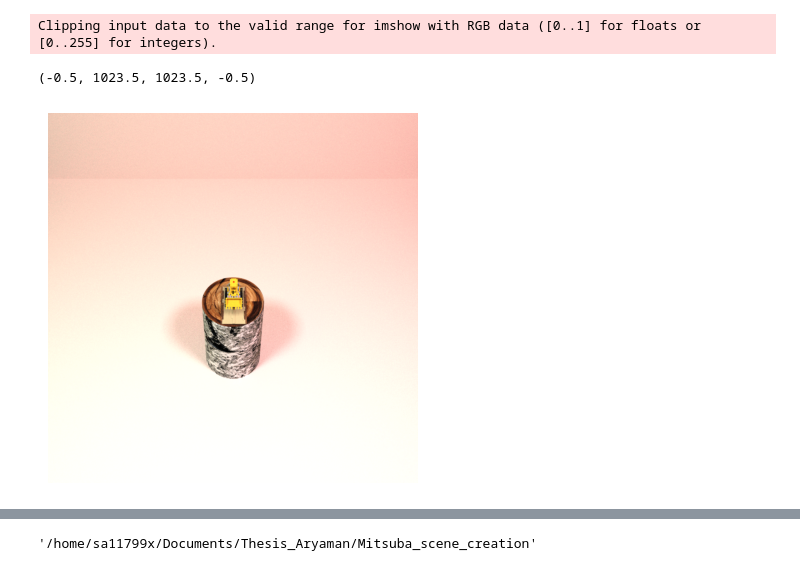
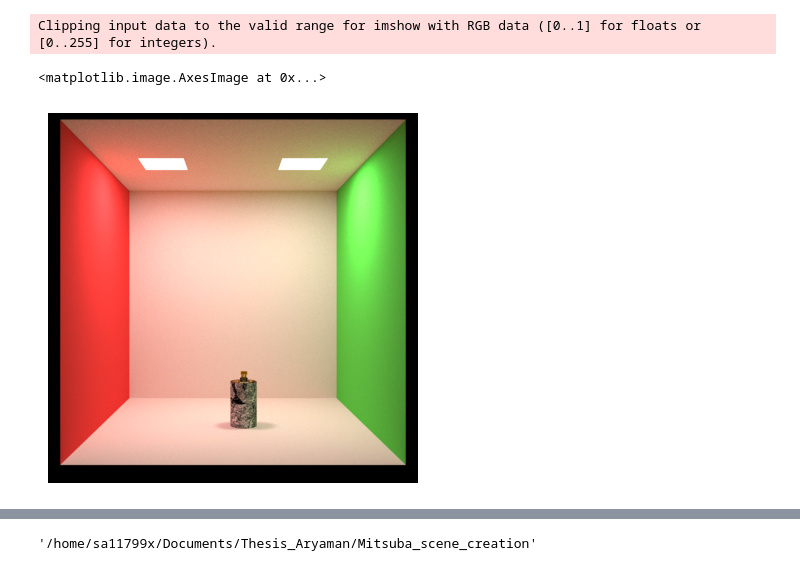
Before and after one commit to AryamanSharma17/ReGauss_data, a Jupyter notebook: mitsubatest.ipynb, the cells around one changed output, grey strips where cells are left out. Drawn from its saved outputs; the diff is of its cells as text; code cells hidden in the pictures.

```diff
--- a/mitsubatest.ipynb
+++ b/mitsubatest.ipynb
@@ -52,13 +52,17 @@ from mitsuba import ScalarTransform4f as T
 # %%
 # scene_both = mi.load_file("Scene_Data/cbox_lego_both.xml")
 # %%
-# scene_both = mi.load_file("Scene_Data/cbox_lego_both.xml")
-# view_both = mi.render(scene_both, spp=128)
-# mi.Bitmap(view_both).write('both.exr')
-# both = cv2.imread('both.exr', cv2.IMREAD_ANYCOLOR | cv2.IMREAD_ANYDEPTH)
+scene_both = mi.load_file("Scene_Data/cbox_lego_both.xml")
+view_both = mi.render(scene_both, spp=128)
+mi.Bitmap(view_both).write('both.exr')
+both = cv2.imread('both.exr', cv2.IMREAD_ANYCOLOR | cv2.IMREAD_ANYDEPTH)
 
-# plt.axis("off")
-# plt.imshow(cv2.cvtColor(both** (1.0/2.2), cv2.COLOR_BGR2RGB))
+plt.axis("off")
+plt.imshow(cv2.cvtColor(both** (1.0/2.2), cv2.COLOR_BGR2RGB))
+# %% [output]
+Clipping input data to the valid range for imshow with RGB data ([0..1] for floats or [0..255] for integers).
+<matplotlib.image.AxesImage at 0x...>
+[figure, added]
 # %%
 # params = mi.traverse(scene_both)
 # print(params)
@@ -79,17 +83,6 @@ from mitsuba import ScalarTransform4f as T
 #                         string.set('value', 'textures/wood.jpg')
 
 # tree.write('Scene_Data/cbox_lego_both.xml')
-# %%
-scene_bothn = mi.load_file("Scene_Data/cbox_lego_both.xml")
-view_bothn = mi.render(scene_bothn, spp=128)
-bothn = plt.imshow(view_bothn** (1.0 / 2.2))
-
-plt.axis("off")
-# plt.imshow(cv2.cvtColor(both** (1.0/2.2), cv2.COLOR_BGR2RGB))
-# %% [output]
-Clipping input data to the valid range for imshow with RGB data ([0..1] for floats or [0..255] for integers).
-(-0.5, 1023.5, 1023.5, -0.5)
-[figure, removed]
 # %%
 scene_left = mi.load_file("Scene_Data/cbox_left.xml")
 view_left = mi.render(scene_left, spp=1024)
```
Also changed, not shown: parts of 11 cells of this notebook, 3 other files.
